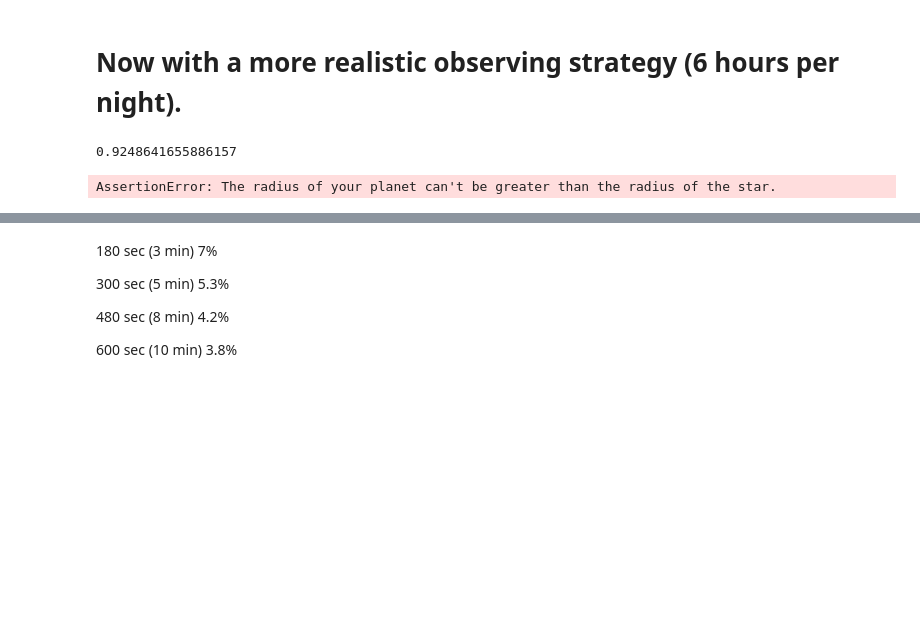
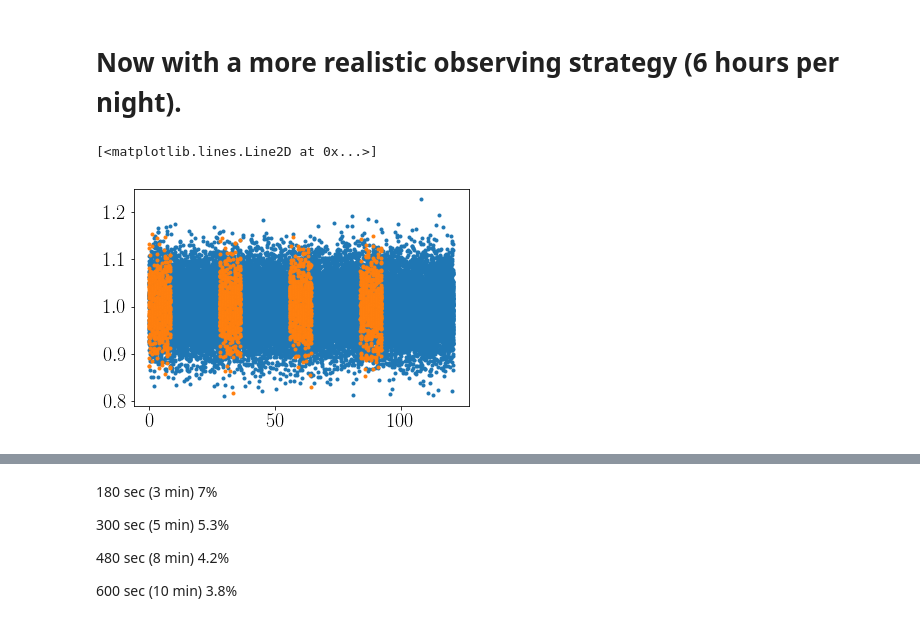
Before and after one commit to RuthAngus/extragalactic-exoplanets, a Jupyter notebook: Proof-of-concept.ipynb, the cells around one changed output, grey strips where cells are left out. Saved outputs shown, nothing was run; the diff lists cells and outputs as text; code cells hidden in the pictures; blank space fills up the shorter version.

```diff
--- a/Proof-of-concept.ipynb
+++ b/Proof-of-concept.ipynb
@@ -161,0 +183,11 @@ print(len(df.iloc[df.koi_disposition.values=="CONFIRMED"]))
+# %%
+rstar = 1*co.R_sun.value
+rp = .1*rstar
+a = 1*co.au.value
+period = 365.25  # days
+b = 0.
+print(duration(rstar, rp, 0, a, 3600*24*period))
+
+a = kepler3(1, 1)
+print(a/co.au.value, "AU")
+print(duration(rstar, rp, 0, a, 3600*24*1))
@@ -295,7 +331,8 @@ plt.savefig("completeness.pdf")
 # %% [markdown]
 # Now with a more realistic observing strategy (6 hours per night).
 # %%
-def make_light_curve_nights(period_days, radius, cadence_minutes, precision, baseline=20, nights=False):
+def make_light_curve_nights(period_days, radius, cadence_minutes, precision,
+                            baseline=9, interval=1, months=4, nights=True):
     assert radius <= 1., "The radius of your planet can't be greater than the radius of the star."
 
     period_s = period_days * 24 * 3600
@@ -305,7 +342,7 @@ def make_light_curve_nights(period_days, radius, cadence_minutes, precision, bas
     a = (period_s**2*co.G*co.M_sun/(4*np.pi**2))**(1./3)/co.R_sun
 
     params = batman.TransitParams()       #object to store transit parameters
-    params.t0 = 0. #np.random.uniform(0, 20)  # 0.                 #time of inferior conjunction
+    params.t0 = np.random.uniform(0, 20)  # 0.                 #time of inferior conjunction
     params.per = period_days # period_days                   #orbital period
     params.rp = radius                       #planet radius (in units of stellar radii)
     params.a = a # (period_s**2*G*M/(4*np.pi**2))/6.955e8  #semi-major axis (in units of stellar radii)
@@ -316,15 +353,16 @@ def make_light_curve_nights(period_days, radius, cadence_minutes, precision, bas
     params.u = [0.5, 0.1, 0.1, -0.1]      #limb darkening coefficients
 
     cadence = cadence_minutes/(24*60)  # 30 minute cadence in days
-    t = np.arange(0, baseline, cadence)  #times at which to calculate light curve [days]
+    t = np.arange(0, baseline + months*28, cadence)  #times at which to calculate light curve [days]
 
     if nights:
-        ns = range(0, 20)  # the nights to observe
+        ns = range(0, baseline, interval)  # the nights to observe
         times = []
-        for j in ns:
-            n = 24*j < t*24
-            n &= t*24 < 24*j + 6
-            times += list(t[n])
+        for k in range(months):
+            for j in ns:
+                n = 24*j + (28*24*k) < t*24
+                n &= t*24 < 24*j + 6 + (28*24*k)
+                times += list(t[n])
         t = np.array(times)
 
     m = batman.TransitModel(params, t)    #initializes model
@@ -335,17 +373,18 @@ def make_light_curve_nights(period_days, radius, cadence_minutes, precision, bas
 # %%
 period_days = 1.  # period in days
 cadence_minutes = 5  # cadence in minutes
-radius = 9 * co.R_jup/co.R_sun  # 2 Jupiter radii in stellar radii
-print(radius)
+radius = 1 * co.R_jup/co.R_sun  # 2 Jupiter radii in stellar radii
 precision = 5  # percent
 
-t, f = make_light_curve_nights(period_days, cadence_minutes, radius, precision)
+t, f = make_light_curve_nights(period_days, radius, cadence_minutes, precision,
+                               baseline=9, interval=1, months=4, nights=False)
 plt.plot(t, f, ".")
-t, f = make_light_curve_nights(period_days, cadence_minutes, radius, precision, nights=True)
+t, f = make_light_curve_nights(period_days, radius, cadence_minutes, precision,
+                               baseline=9, interval=1, months=4, nights=True)
 plt.plot(t, f, ".")
 # %% [output]
-0.9248641655886157
+[<matplotlib.lines.Line2D at 0x...>]
-AssertionError: The radius of your planet can't be greater than the radius of the star.
+[figure, added]
 # %%
 rjup = co.R_jup/co.R_sun
 
```
Also changed, not shown: parts of 8 cells of this notebook, 5 other files.
